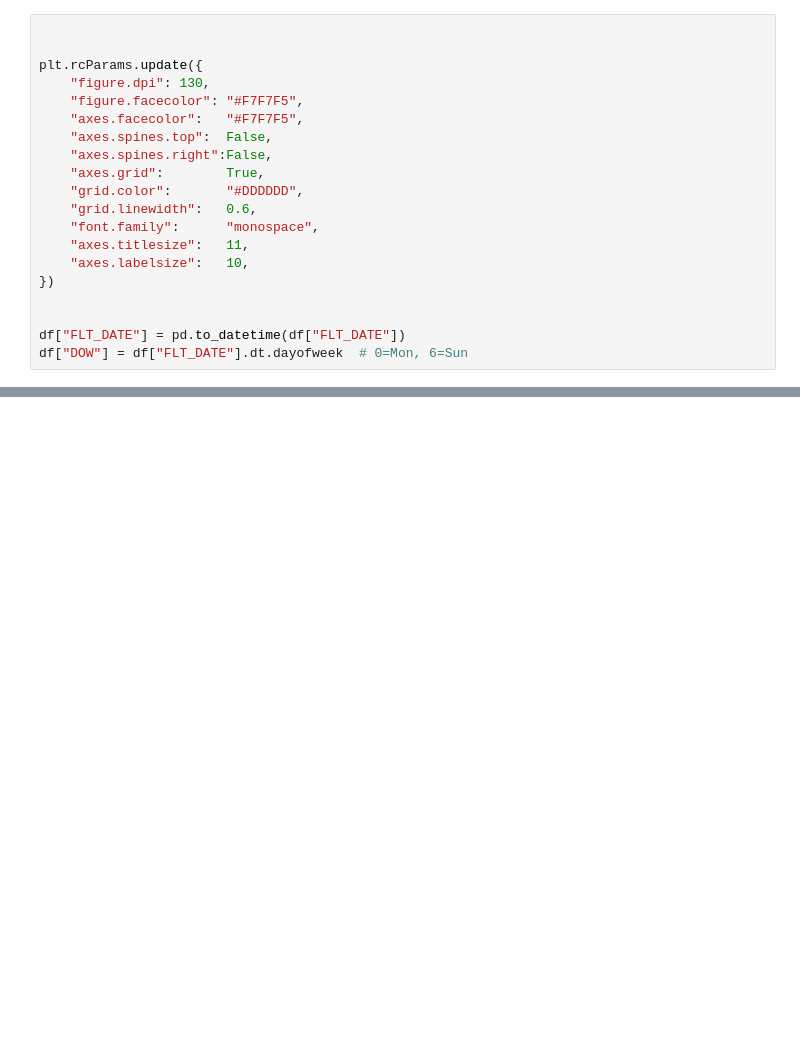
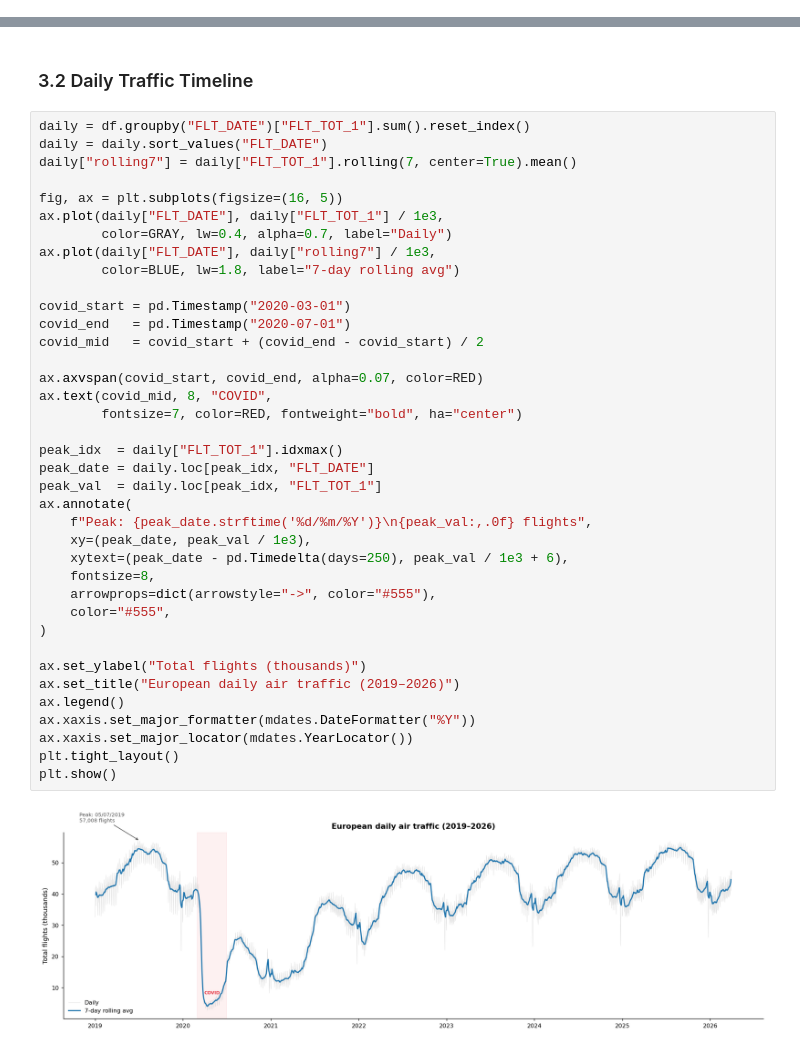
Before and after one commit to tabbba/Data-Visualization-, a Jupyter notebook: eda_airport_traffic.ipynb, the cells around one changed output, grey strips where cells are left out. Saved outputs shown, nothing was run; the diff lists cells and outputs as text; blank space fills up the shorter version.

```diff
--- a/eda_airport_traffic.ipynb
+++ b/eda_airport_traffic.ipynb
@@ -69,20 +0,0 @@ df.to_csv('data/clean/airport_clean.csv')
-# %%
-
-
-plt.rcParams.update({
-    "figure.dpi": 130,
-    "figure.facecolor": "#F7F7F5",
-    "axes.facecolor":   "#F7F7F5",
-    "axes.spines.top":  False,
-    "axes.spines.right":False,
-    "axes.grid":        True,
-    "grid.color":       "#DDDDDD",
-    "grid.linewidth":   0.6,
-    "font.family":      "monospace",
-    "axes.titlesize":   11,
-    "axes.labelsize":   10,
-})
-
-
-df["FLT_DATE"] = pd.to_datetime(df["FLT_DATE"])
-df["DOW"] = df["FLT_DATE"].dt.dayofweek  # 0=Mon, 6=Sun
@@ -413,0 +126,42 @@ plt.show()
+# %% [markdown]
+### 3.2 Daily Traffic Timeline
+# %%
+daily = df.groupby("FLT_DATE")["FLT_TOT_1"].sum().reset_index()
+daily = daily.sort_values("FLT_DATE")
+daily["rolling7"] = daily["FLT_TOT_1"].rolling(7, center=True).mean()
+
+fig, ax = plt.subplots(figsize=(16, 5))
+ax.plot(daily["FLT_DATE"], daily["FLT_TOT_1"] / 1e3,
+        color=GRAY, lw=0.4, alpha=0.7, label="Daily")
+ax.plot(daily["FLT_DATE"], daily["rolling7"] / 1e3,
+        color=BLUE, lw=1.8, label="7-day rolling avg")
+
+covid_start = pd.Timestamp("2020-03-01")
+covid_end   = pd.Timestamp("2020-07-01")
+covid_mid   = covid_start + (covid_end - covid_start) / 2
+
+ax.axvspan(covid_start, covid_end, alpha=0.07, color=RED)
+ax.text(covid_mid, 8, "COVID",
+        fontsize=7, color=RED, fontweight="bold", ha="center")
+
+peak_idx  = daily["FLT_TOT_1"].idxmax()
+peak_date = daily.loc[peak_idx, "FLT_DATE"]
+peak_val  = daily.loc[peak_idx, "FLT_TOT_1"]
+ax.annotate(
+    f"Peak: {peak_date.strftime('%d/%m/%Y')}\n{peak_val:,.0f} flights",
+    xy=(peak_date, peak_val / 1e3),
+    xytext=(peak_date - pd.Timedelta(days=250), peak_val / 1e3 + 6),
+    fontsize=8,
+    arrowprops=dict(arrowstyle="->", color="#555"),
+    color="#555",
+)
+
+ax.set_ylabel("Total flights (thousands)")
+ax.set_title("European daily air traffic (2019–2026)")
+ax.legend()
+ax.xaxis.set_major_formatter(mdates.DateFormatter("%Y"))
+ax.xaxis.set_major_locator(mdates.YearLocator())
+plt.tight_layout()
+plt.show()
+# %% [output]
+[figure, added]
```
Also changed, not shown: parts of 37 cells of this notebook, 11 other files.
